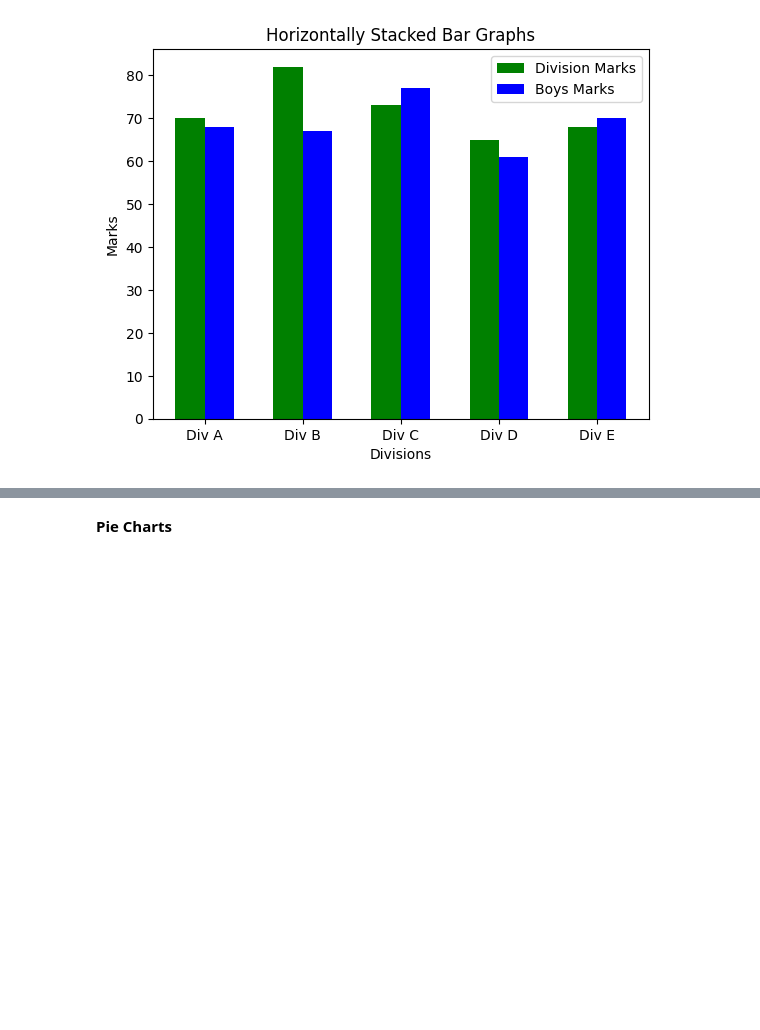
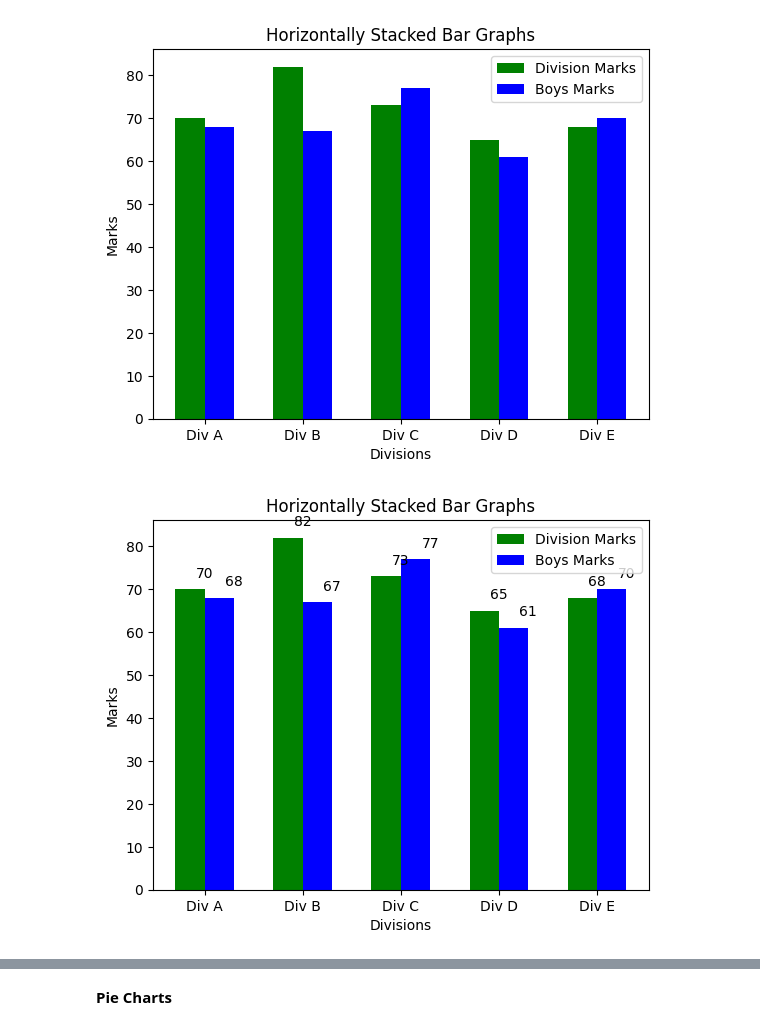
Before and after one commit to joanesferdi/23001042-15-val-project, a Jupyter notebook: CH3/CH3TP2_matplotlib.ipynb, the cells around one changed output, grey strips where cells are left out. Saved outputs shown, nothing was run; the diff lists cells and outputs as text; code cells hidden in the pictures; blank space fills up the shorter version.

```diff
--- a/CH3/CH3TP2_matplotlib.ipynb
+++ b/CH3/CH3TP2_matplotlib.ipynb
@@ -112,4 +100,32 @@ plt.legend(loc='best')
 plt.show()
 # %% [output]
 [figure]
+# %%
+import numpy as np
+import matplotlib.pyplot as plt
+
+divisions = ["Div A", "Div B", "Div C", "Div D", "Div E"]
+division_average_marks = [70, 82, 73, 65, 68]
+boys_average_marks = [68, 67, 77, 61, 70]
+
+index = np.arange(5) # [0, 1, 2, 3, 4]
+width = 0.30
+
+plt.bar(index, division_average_marks, width, color='green', label='Division Marks')
+plt.bar(index+width, boys_average_marks, width, color='blue', label='Boys Marks')
+plt.title("Horizontally Stacked Bar Graphs")
+
+plt.ylabel("Marks")
+plt.xlabel("Divisions")
+plt.xticks(index + width / 2, divisions)
+
+plt.legend(loc='best')
+
+# Menambahkan label angka di dalam stacked bar
+for i in range(len(divisions)):
+    plt.text(index[i] + width / 2, division_average_marks[i] + 2, division_average_marks[i], ha='center', va='bottom', color='black')
+    plt.text(index[i] + width * 1.5, boys_average_marks[i] + 2, boys_average_marks[i], ha='center', va='bottom', color='black')
+plt.show()
+# %% [output]
+[figure, added]
 # %%
```
Also changed, not shown: parts of 2 cells of this notebook, 3 other files.
